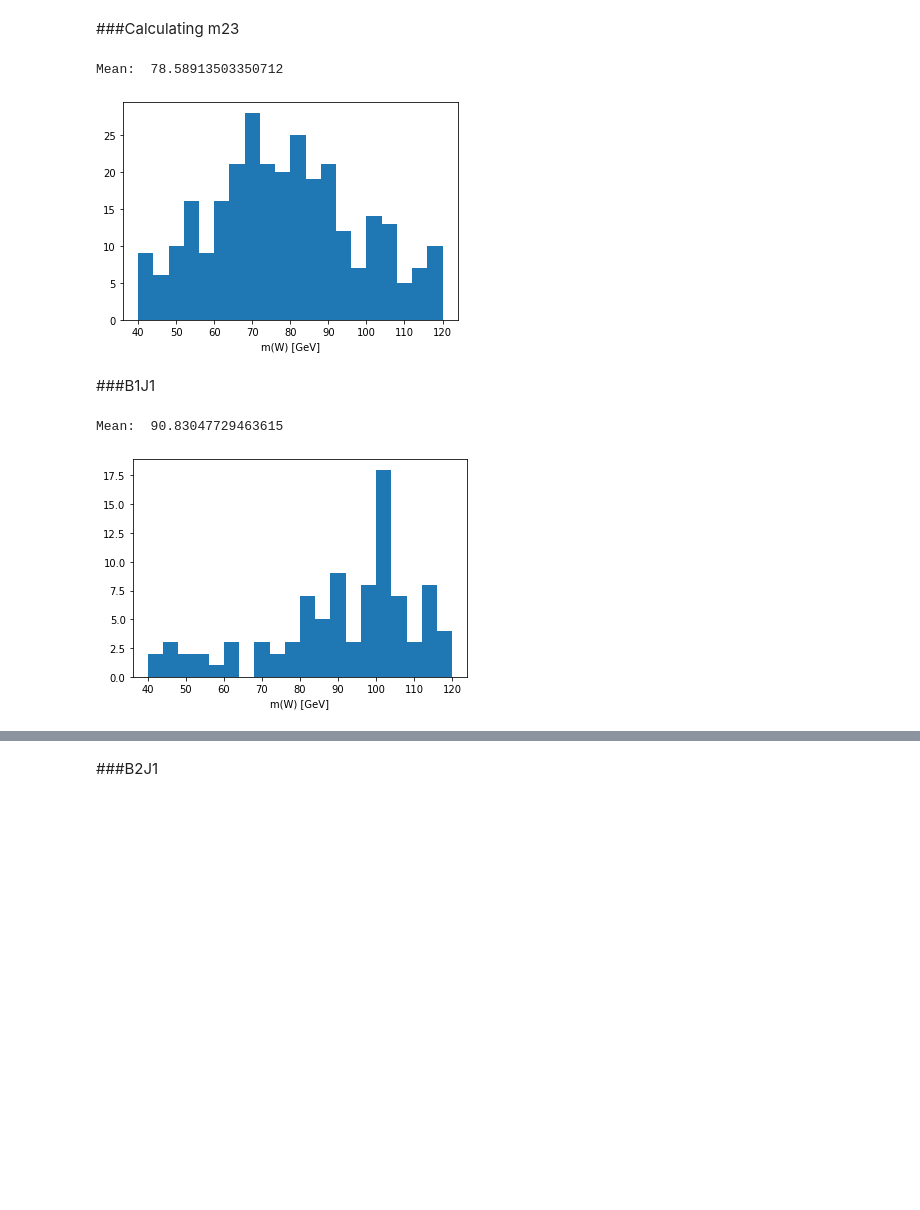
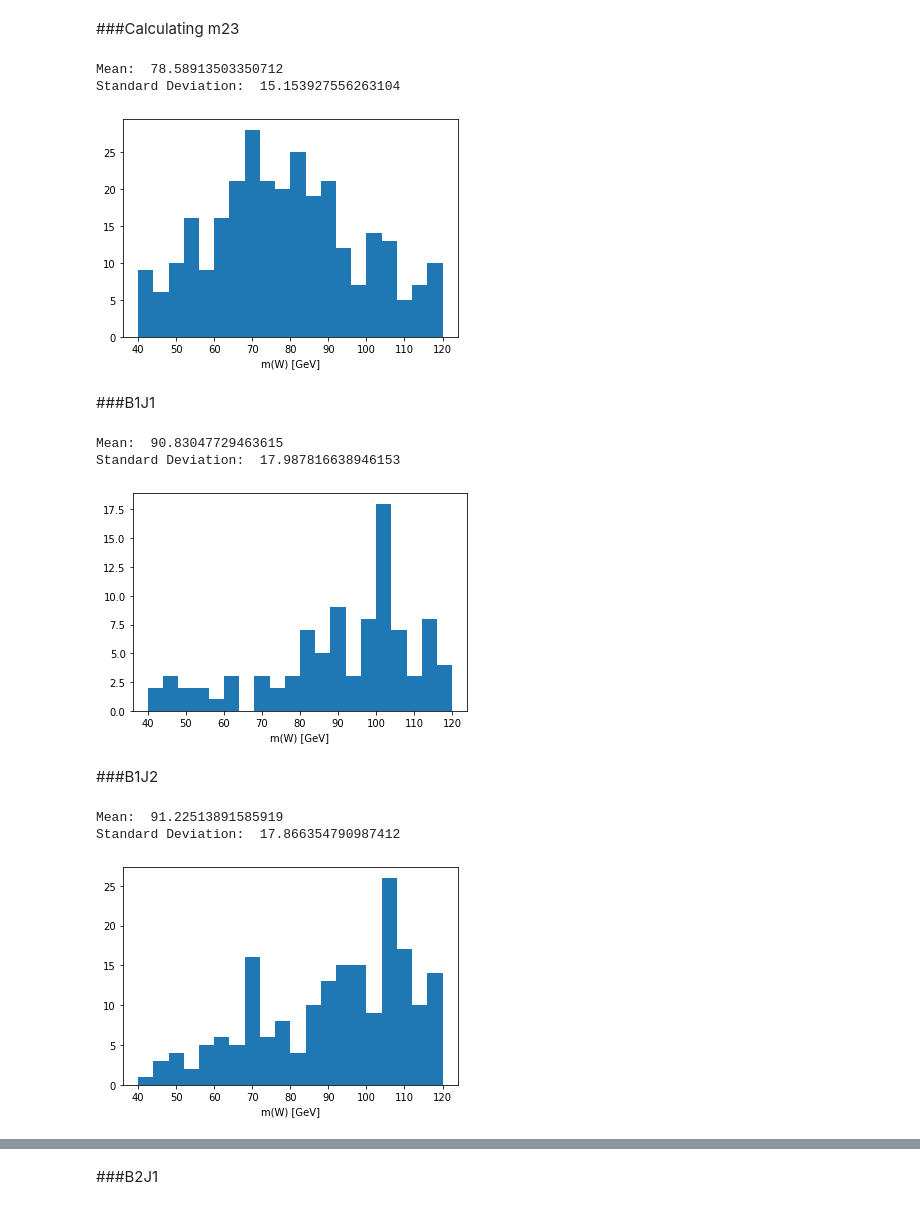
Before and after one commit to Hamza-Suleman/EPP-Coursework3, a Jupyter notebook: EPP_Coursework_3.ipynb, the cells around one changed output, grey strips where cells are left out. Saved outputs shown, nothing was run; the diff lists cells and outputs as text; code cells hidden in the pictures; blank space fills up the shorter version.

```diff
--- a/EPP_Coursework_3.ipynb
+++ b/EPP_Coursework_3.ipynb
@@ -105,6 +112,7 @@ for line in dataarray:
 
 m23mean = np.mean(mwlist)
 print('Mean: ', m23mean)
+print("Standard Deviation: ", (statistics.stdev(mwlist)/100)*m23mean)
 
 plt.hist(mwlist, bins=20, range=(40,120), label="m(W) [GeV]")
 plt.xlabel("m(W) [GeV]")
@@ -112,6 +120,7 @@ plt.savefig('MW.png')
 plt.show()
 # %% [output]
 Mean:  78.58913503350712
+Standard Deviation:  15.153927556263104
 [figure]
 # %% [markdown]
 ###B1J1
@@ -128,6 +137,7 @@ for line in dataarray:
 
 b1j1mean = np.mean(bjlist)
 print('Mean: ', b1j1mean)
+print("Standard Deviation: ", (statistics.stdev(bjlist)/100)*b1j1mean)
 
 plt.hist(bjlist, bins=20, range=(40,120), label="m(W) [GeV]")
 plt.xlabel("m(W) [GeV]")
@@ -135,4 +145,30 @@ plt.savefig('MW.png')
 plt.show()
 # %% [output]
 Mean:  90.83047729463615
+Standard Deviation:  17.987816638946153
 [figure]
+# %% [markdown]
+###B1J2
+# %%
+bjlist = []
+
+for line in dataarray:
+    # 3 possibilities to pair  2 light jets:
+
+    b1j2 = np.sqrt((line[5]+line[17])**2 - (line[6]+line[18])**2 - (line[7]+line[19])**2 - (line[8]+line[20])**2)/1000
+
+    if abs(b1j2-80)<40:
+            bjlist.append(b1j2)
+
+b1j2mean = np.mean(bjlist)
+print('Mean: ', b1j2mean)
+print("Standard Deviation: ", (statistics.stdev(bjlist)/100)*b1j2mean)
+
+plt.hist(bjlist, bins=20, range=(40,120), label="m(W) [GeV]")
+plt.xlabel("m(W) [GeV]")
+plt.savefig('MW.png')
+plt.show()
+# %% [output]
+Mean:  91.22513891585919
+Standard Deviation:  17.866354790987412
+[figure, added]
```
Also changed, not shown: parts of 25 cells of this notebook.
